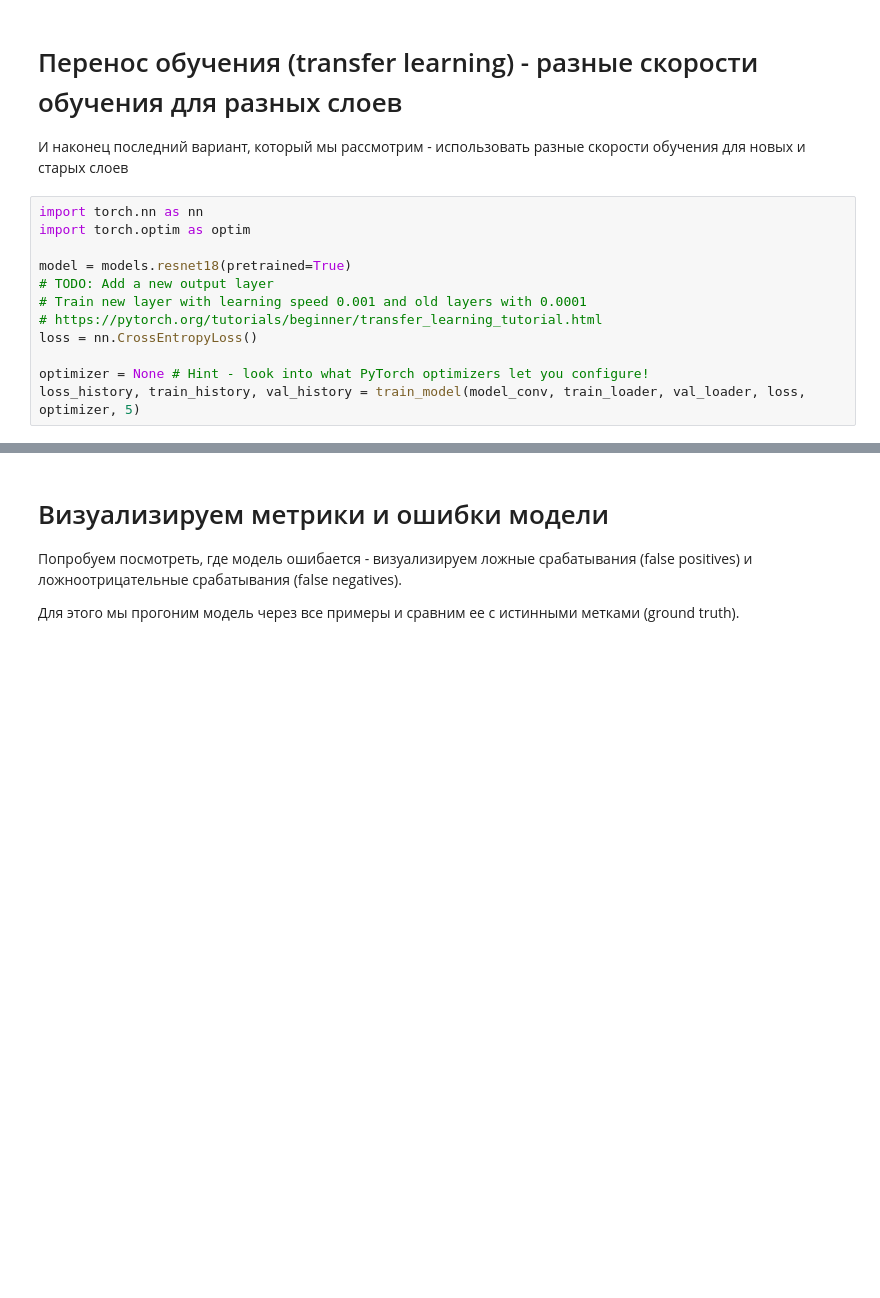
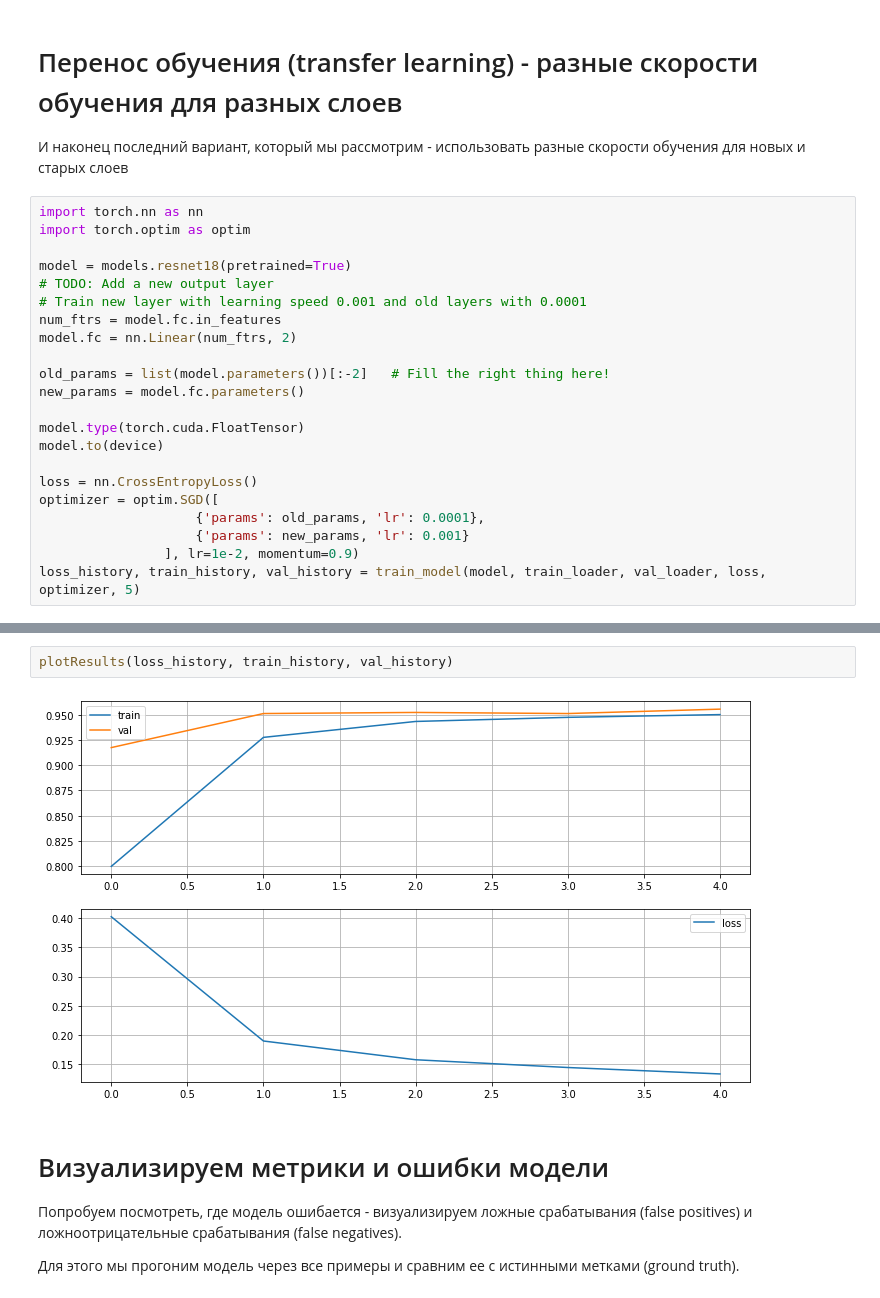
Before and after one commit to Altair200333/DLCourseNSU, a Jupyter notebook: assignment4/HotdogOrNot.ipynb, the cells around one changed output, grey strips where cells are left out. Saved outputs shown, nothing was run; the diff lists cells and outputs as text; blank space fills up the shorter version.

```diff
--- a/assignment4/HotdogOrNot.ipynb
+++ b/assignment4/HotdogOrNot.ipynb
@@ -347,8 +384,18 @@ import torch.optim as optim
 model = models.resnet18(pretrained=True)
 # TODO: Add a new output layer
 # Train new layer with learning speed 0.001 and old layers with 0.0001
-# https://pytorch.org/tutorials/beginner/transfer_learning_tutorial.html
+num_ftrs = model.fc.in_features
+model.fc = nn.Linear(num_ftrs, 2)
+
+old_params = list(model.parameters())[:-2]   # Fill the right thing here!
+new_params = model.fc.parameters()
+
+model.type(torch.cuda.FloatTensor)
+model.to(device)
+
 loss = nn.CrossEntropyLoss()
-
-optimizer = None # Hint - look into what PyTorch optimizers let you configure!
-loss_history, train_history, val_history = train_model(model_conv, train_loader, val_loader, loss, optimizer, 5)
+optimizer = optim.SGD([
+                    {'params': old_params, 'lr': 0.0001},
+                    {'params': new_params, 'lr': 0.001}
+                ], lr=1e-2, momentum=0.9)
+loss_history, train_history, val_history = train_model(model, train_loader, val_loader, loss, optimizer, 5)
@@ -355,3 +408,7 @@ loss_history, train_history, val_history = train_model(model_conv, train_loader,
+# %%
+plotResults(loss_history, train_history, val_history)
+# %% [output]
+[figure, added]
 # %% [markdown]
 # Визуализируем метрики и ошибки модели
 
```
Also changed, not shown: parts of 23 cells of this notebook.
